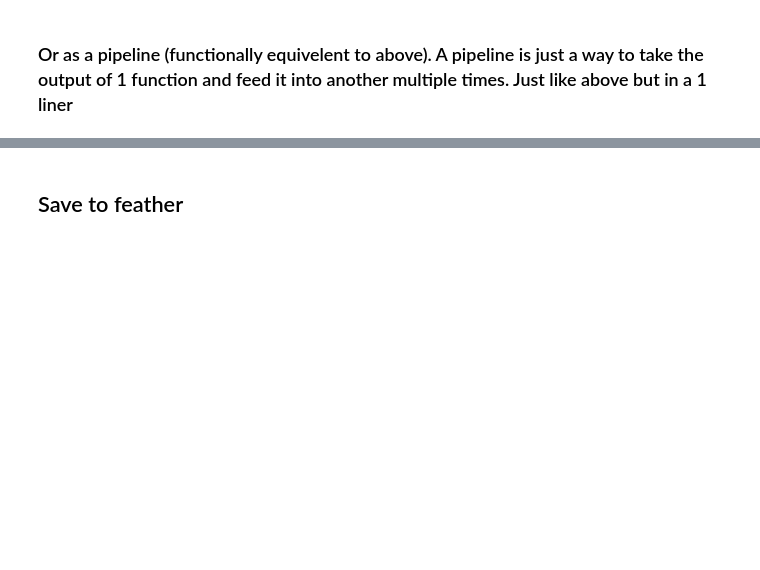
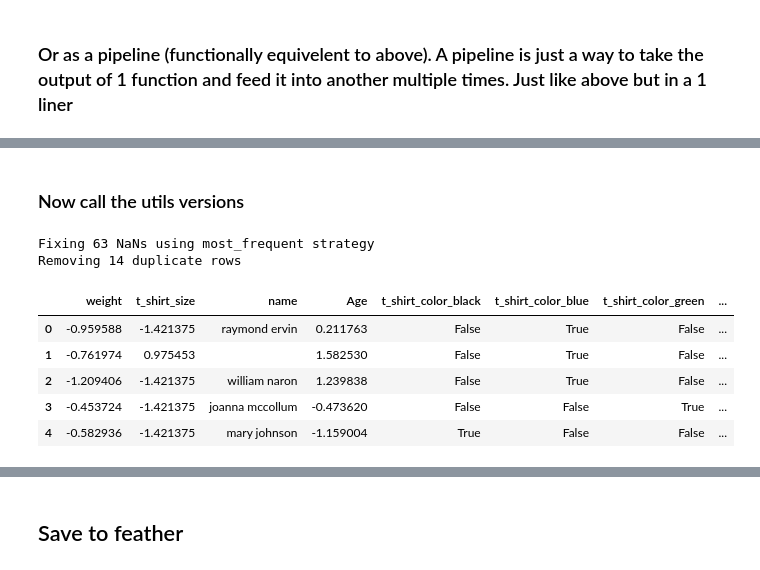
Before and after one commit to CNUClasses/DATA301_CODE, a Jupyter notebook: week_4/43_pipeline_complete_preprocess_before_migrate_functions_to_package.ipynb, the cells around one changed output, grey strips where cells are left out. Drawn from its saved outputs; the diff is of its cells as text; code cells hidden in the pictures; blank space fills up the shorter version.

```diff
--- a/week_4/43_pipeline_complete_preprocess_before_migrate_functions_to_package.ipynb
+++ b/week_4/43_pipeline_complete_preprocess_before_migrate_functions_to_package.ipynb
@@ -305,7 +324,7 @@ vals ={'t_shirt_size': {'large': 2, 'medium': 1, 'small': 0}}
 #save these to operate on, can just as easily operate on original df
 dfs=df.copy()
 dfp=df.copy()
-dfp2=df.copy()
+dfput=df.copy()
 # %% [markdown]
 ### Either sequentially
 # %%
@@ -347,4 +367,0 @@ Removing 14 duplicate rows
-# %%
-# note that this does not remove punctuation
-dfp2=run_pipeline(dfp2,dup_features=['name'], dummy_features=['t_shirt_color'], ordinal_features=['t_shirt_size'], ordering_dict=vals)
-dfp2.head()
@@ -360,3 +380,19 @@ Removing 14 duplicate rows
+# %% [markdown]
+### Now call the utils versions
+# %%
+import utils as ut
+#run a pipeline of transforms, note all functions are from ut namespace
+dfp2=dfp2.pipe(ut.impute_NaNs).pipe(ut.ps_lower_strip).pipe(ut.ps_replace_punctuation,['name']).pipe(ut.remove_duplicates,['name']).pipe(ut.cat_ordinal,['t_shirt_size'],vals).pipe(ut.drop_no_variance_columns).pipe(ut.scale).pipe(ut.cat_getdummies, ['t_shirt_color']).pipe(ut.drop_correlated_columns)
+dfp2.head()
+# %% [output]
+Fixing 63 NaNs using most_frequent strategy
+Removing 14 duplicate rows
+|  | weight | t_shirt_size | name | Age | t_shirt_color_black | t_shirt_color_blue | t_shirt_color_green | ... |
+| 0 | -0.959588 | -1.421375 | raymond ervin | 0.211763 | False | True | False | ... |
+| 1 | -0.761974 | 0.975453 |  | 1.582530 | False | True | False | ... |
+| 2 | -1.209406 | -1.421375 | william naron | 1.239838 | False | True | False | ... |
+| 3 | -0.453724 | -1.421375 | joanna mccollum | -0.473620 | False | False | True | ... |
+| 4 | -0.582936 | -1.421375 | mary johnson | -1.159004 | True | False | False | ... |
 # %%
 dfp.info()
 
```
Also changed, not shown: parts of 12 cells of this notebook, 6 other files.
